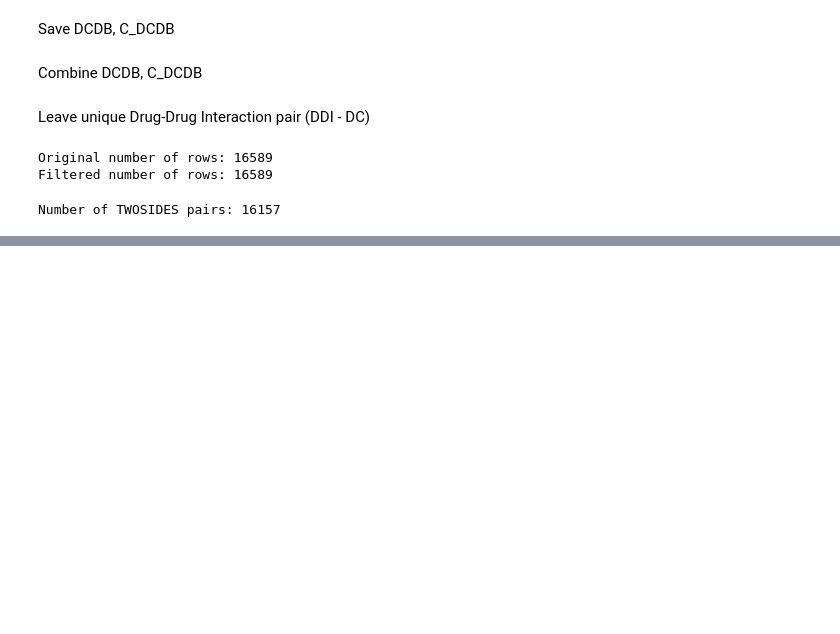
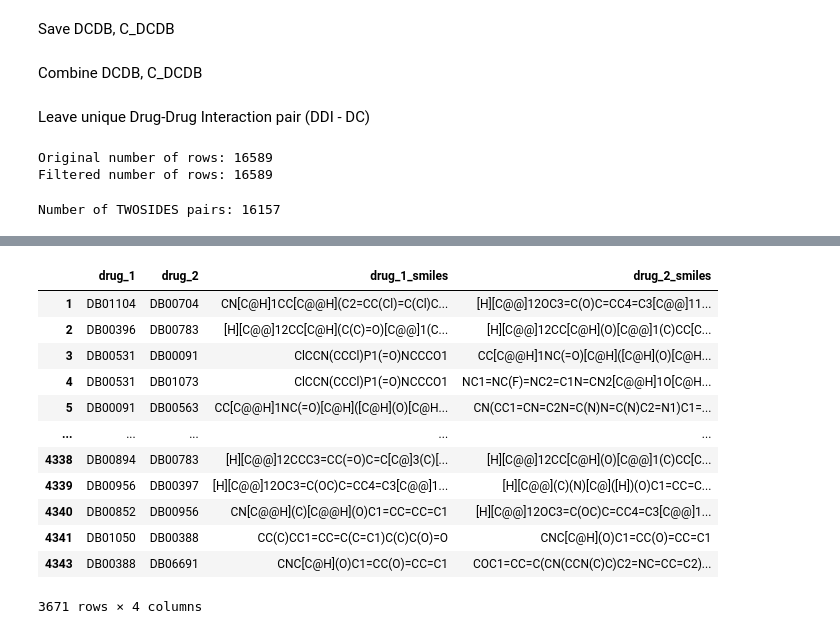
Before and after one commit to gujh14/DC_with_DDI_SupCon, a Jupyter notebook: preprocess.ipynb, the cells around one changed output, grey strips where cells are left out. Saved outputs shown, nothing was run; the diff lists cells and outputs as text; code cells hidden in the pictures; blank space fills up the shorter version.

```diff
--- a/preprocess.ipynb
+++ b/preprocess.ipynb
@@ -358,0 +390,26 @@ twosides_ddi.to_csv('data/labels/TWOSIDES_msi.tsv', sep='\t', index=None)
+# %%
+dc_drug_1 = dc['drug_1'].tolist()
+dc_drug_2 = dc['drug_2'].tolist()
+dc_drug_1_smiles = [db2smiles_dict[drug] if drug in db2smiles_dict.keys() else None for drug in dc_drug_1]
+dc_drug_2_smiles = [db2smiles_dict[drug] if drug in db2smiles_dict.keys() else None for drug in dc_drug_2]
+
+dc['drug_1_smiles'] = dc_drug_1_smiles
+dc['drug_2_smiles'] = dc_drug_2_smiles
+
+dc.dropna(inplace=True)
+# %%
+dc
+# %% [output]
+|  | drug_1 | drug_2 | drug_1_smiles | drug_2_smiles |
+| 1 | DB01104 | DB00704 | CN[C@H]1CC[C@@H](C2=CC(Cl)=C(Cl)C... | [H][C@@]12OC3=C(O)C=CC4=C3[C@@]11... |
+| 2 | DB00396 | DB00783 | [H][C@@]12CC[C@H](C(C)=O)[C@@]1(C... | [H][C@@]12CC[C@H](O)[C@@]1(C)CC[C... |
+| 3 | DB00531 | DB00091 | ClCCN(CCCl)P1(=O)NCCCO1 | CC[C@@H]1NC(=O)[C@H]([C@H](O)[C@H... |
+| 4 | DB00531 | DB01073 | ClCCN(CCCl)P1(=O)NCCCO1 | NC1=NC(F)=NC2=C1N=CN2[C@@H]1O[C@H... |
+| 5 | DB00091 | DB00563 | CC[C@@H]1NC(=O)[C@H]([C@H](O)[C@H... | CN(CC1=CN=C2N=C(N)N=C(N)C2=N1)C1=... |
+| ... | ... | ... | ... | ... |
+| 4338 | DB00894 | DB00783 | [H][C@@]12CCC3=CC(=O)C=C[C@]3(C)[... | [H][C@@]12CC[C@H](O)[C@@]1(C)CC[C... |
+| 4339 | DB00956 | DB00397 | [H][C@@]12OC3=C(OC)C=CC4=C3[C@@]1... | [H][C@@](C)(N)[C@]([H])(O)C1=CC=C... |
+| 4340 | DB00852 | DB00956 | CN[C@@H](C)[C@@H](O)C1=CC=CC=C1 | [H][C@@]12OC3=C(OC)C=CC4=C3[C@@]1... |
+| 4341 | DB01050 | DB00388 | CC(C)CC1=CC=C(C=C1)C(C)C(O)=O | CNC[C@H](O)C1=CC(O)=CC=C1 |
+| 4343 | DB00388 | DB06691 | CNC[C@H](O)C1=CC(O)=CC=C1 | COC1=CC=C(CN(CCN(C)C)C2=NC=CC=C2)... |
+3671 rows × 4 columns
```
Also changed, not shown: parts of 42 cells of this notebook.
